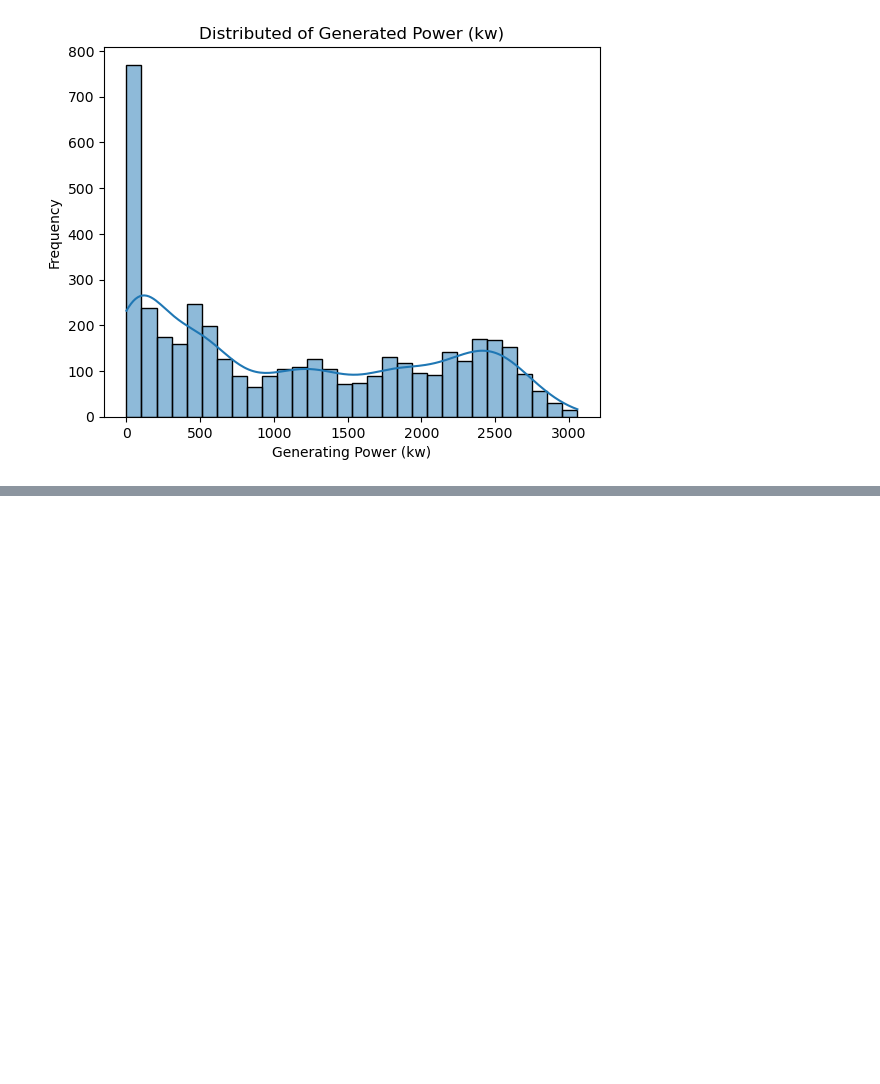
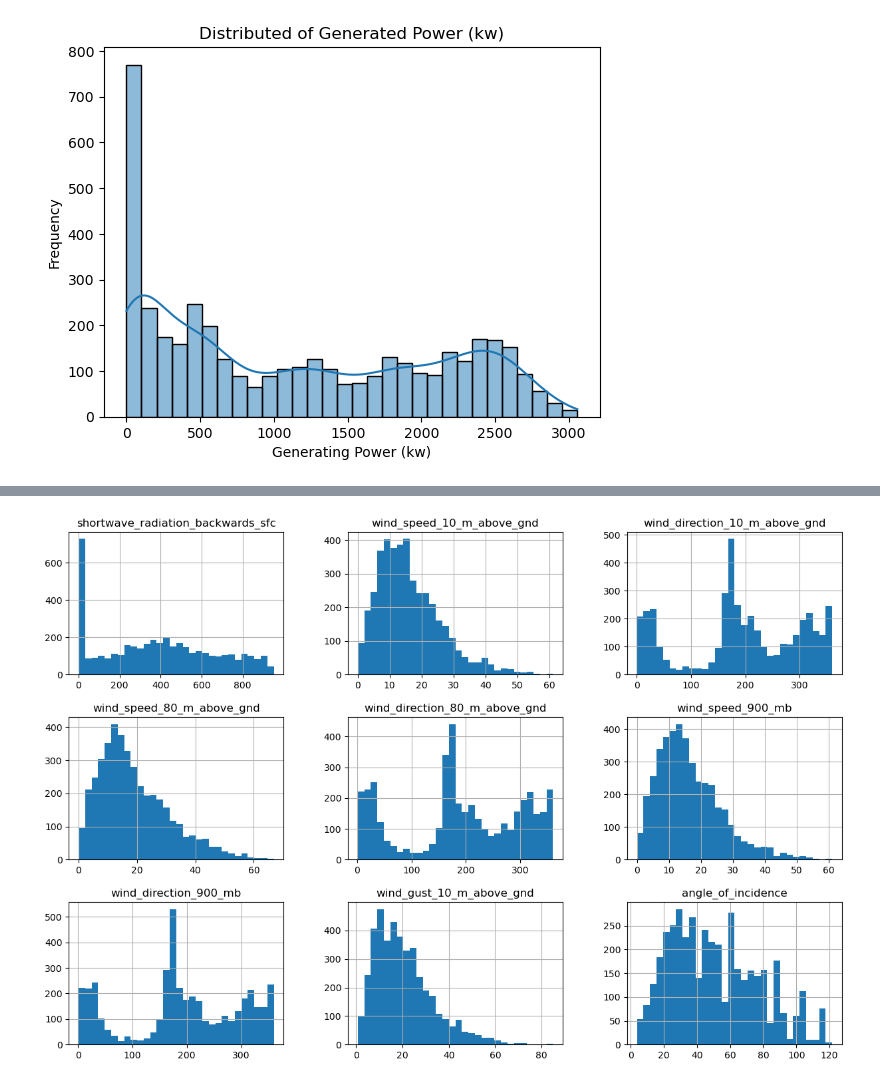
Before and after one commit to rohitrkt02/Solar-Power-Prediction, a Jupyter notebook: solarpowerprediction.ipynb, the cells around one changed output, grey strips where cells are left out. Cells and saved outputs as stored; diff of their text form; code cells hidden in the pictures; blank space fills up the shorter version.

```diff
--- a/solarpowerprediction.ipynb
+++ b/solarpowerprediction.ipynb
@@ -128,0 +138,5 @@ plt.show()
+# %%
+df[df.columns [9:18]].hist(bins=30, figsize=(15,10))
+plt.show()
+# %% [output]
+[figure, added]
```
Also changed, not shown: parts of 8 cells of this notebook.
